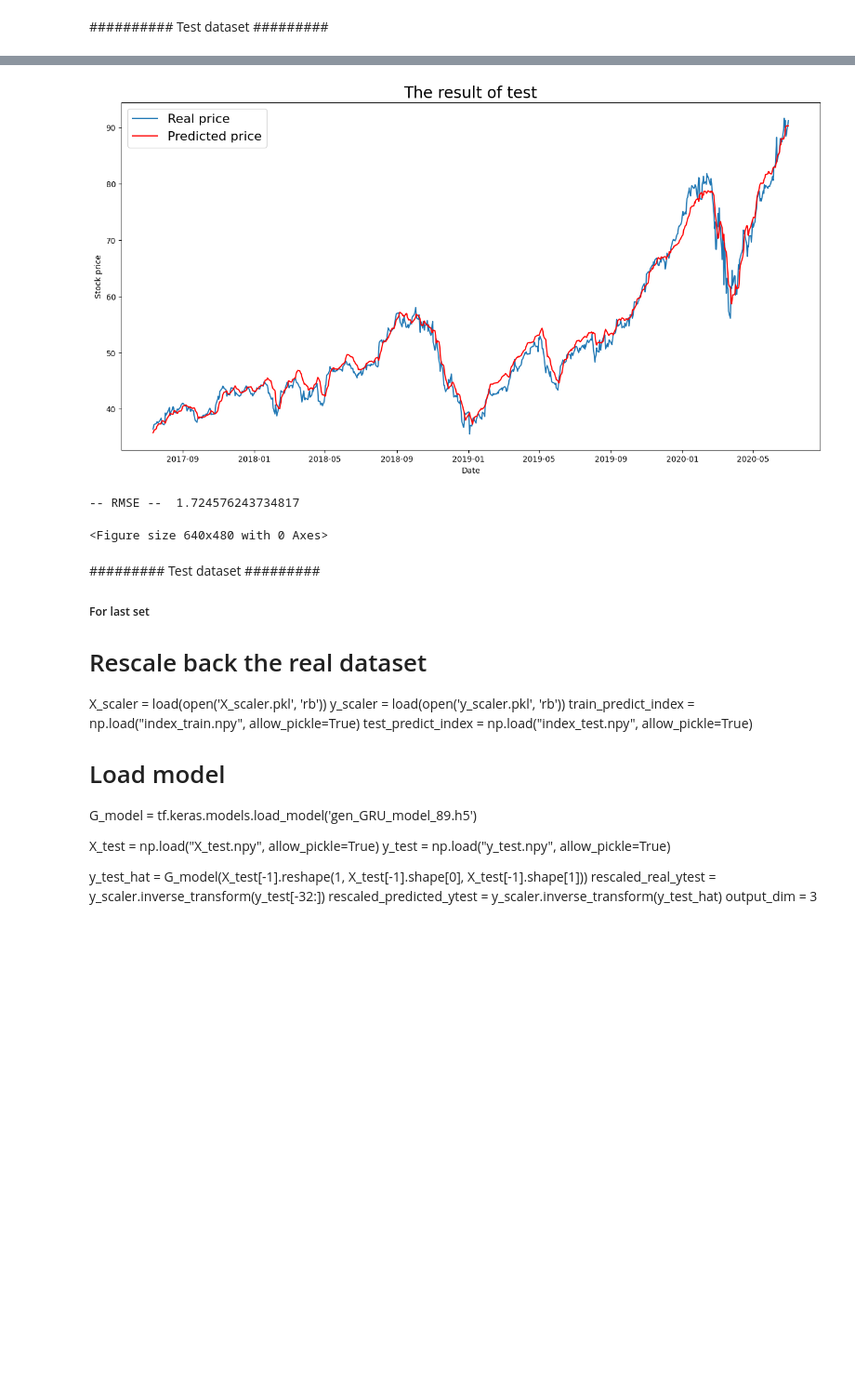
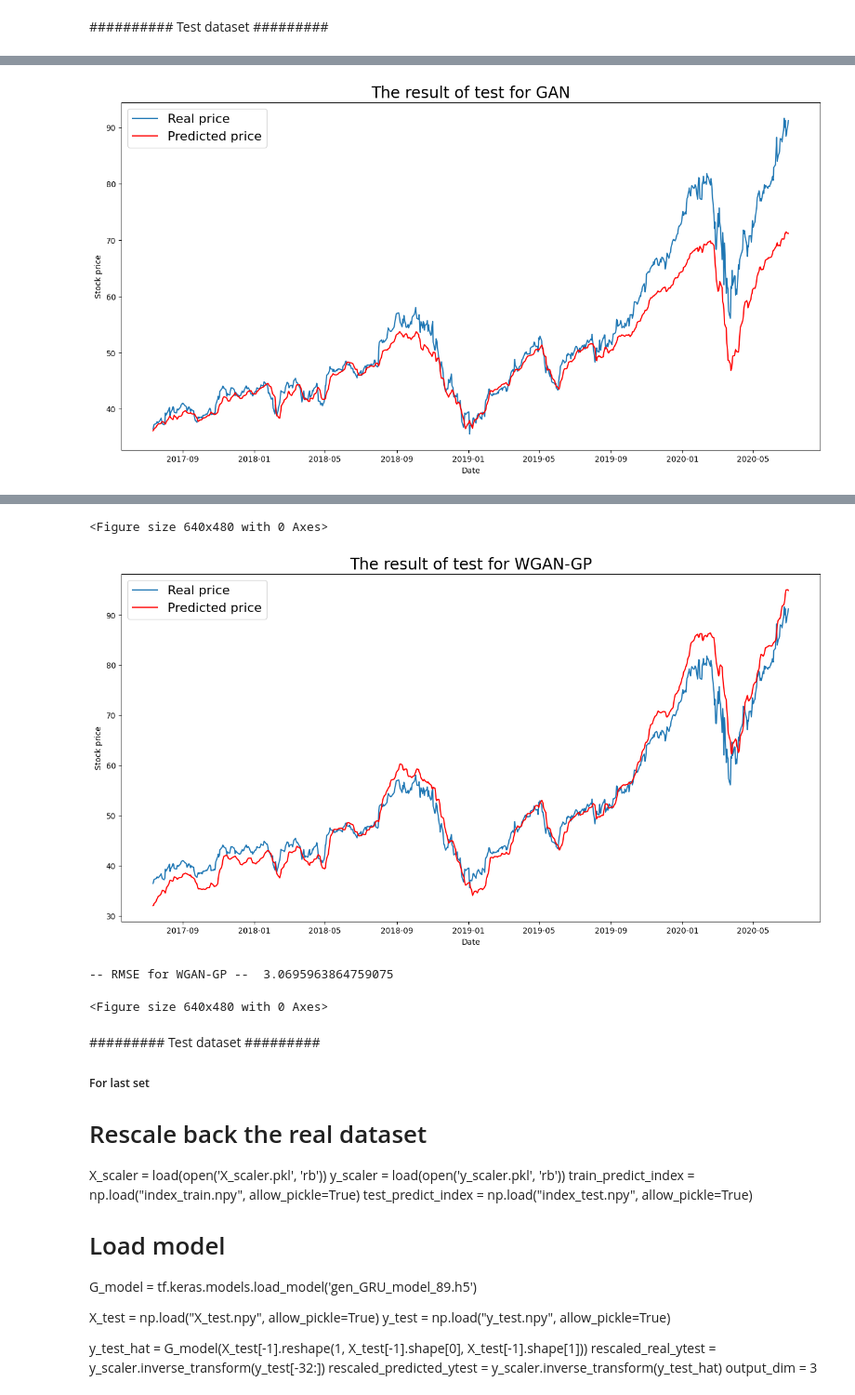
Before and after one commit to dingyisha/GAN_demo, a Jupyter notebook: 6. Test_prediction.ipynb, the cells around one changed output, grey strips where cells are left out. Shown at 93% size. Drawn from its saved outputs; the diff is of its cells as text; code cells hidden in the pictures; blank space fills up the shorter version.

```diff
--- a/6. Test_prediction.ipynb
+++ b/6. Test_prediction.ipynb
@@ -23,10 +20,10 @@ WARNING:tensorflow:No training configuration found in the save file, so the mode
 # %%
-def get_test_plot(X_test, y_test):
+def get_test_plot(model, X_test, y_test, model_name):
     # Set output steps
     output_dim = y_test.shape[1]
 
     # Get predicted data
-    y_predicted = G_model(X_test)
+    y_predicted = model(X_test)
     rescaled_real_y = y_scaler.inverse_transform(y_test)
     rescaled_predicted_y = y_scaler.inverse_transform(y_predicted)
 
@@ -46,11 +43,6 @@ def get_test_plot(X_test, y_test):
     predict_result['predicted_mean'] = predict_result.mean(axis=1)
     real_price['real_mean'] = real_price.mean(axis=1)
 
-    #drop 2020
-    # Input_Before = '2020-01-01'
-    # predict_result = predict_result.loc[predict_result.index < Input_Before]
-    # real_price = real_price.loc[real_price.index < Input_Before]
-
     # Plot the predicted result
     plt.figure(figsize=(16, 8))
     plt.plot(real_price["real_mean"])
@@ -58,14 +50,30 @@ def get_test_plot(X_test, y_test):
     plt.xlabel("Date")
     plt.ylabel("Stock price")
     plt.legend(("Real price", "Predicted price"), loc="upper left", fontsize=16)
-    plt.title("The result of test", fontsize=20)
+    plt.title(f"The result of test for {model_name}", fontsize=20)
     plt.show()
-    plt.savefig('test_plot.png')
+    plt.savefig(f'test_plot_{model_name}.png')
+
     # Calculate RMSE
     predicted = predict_result["predicted_mean"]
     real = real_price["real_mean"]
     For_MSE = pd.concat([predicted, real], axis=1)
     RMSE = np.sqrt(mean_squared_error(predicted, real))
-    print('-- RMSE -- ', RMSE)
+    print(f'-- RMSE for {model_name} -- ', RMSE)
 
     return predict_result, RMSE
+
+# Load and evaluate the first model
+G_model_1 = tf.keras.models.load_model('gen_model_3_1_164.h5')
+test_predicted_1, test_RMSE_1 = get_test_plot(G_model_1, X_test, y_test, 'GAN')
+
+# Save predictions to CSV
+test_predicted_1.to_csv("test_predicted_1.csv")
+
+# Load and evaluate the second model
+G_model_2 = tf.keras.models.load_model('gen_GRU_model_89.h5')
+test_predicted_2, test_RMSE_2 = get_test_plot(G_model_2, X_test, y_test, 'WGAN-GP')
+
+# Save predictions to CSV
+test_predicted_2.to_csv("test_predicted_2.csv")
+# %% [output]
@@ -71,0 +81 @@ def get_test_plot(X_test, y_test):
+[figure, added]
@@ -72,10 +84,7 @@ def get_test_plot(X_test, y_test):
+<Figure size 640x480 with 0 Axes>
+[figure, added]
+-- RMSE for WGAN-GP --  3.0695963864759075
+<Figure size 640x480 with 0 Axes>
-# %%
-test_predicted, test_RMSE = get_test_plot(X_test, y_test)
-test_predicted.to_csv("test_predicted.csv")
-# %% [output]
-[figure, removed]
--- RMSE --  1.724576243734817
-<Figure size 640x480 with 0 Axes>
 # %% [markdown]
 ######### Test dataset #########
 ##### For last set #########
```
Also changed, not shown: parts of 2 cells of this notebook, 28 other files.
